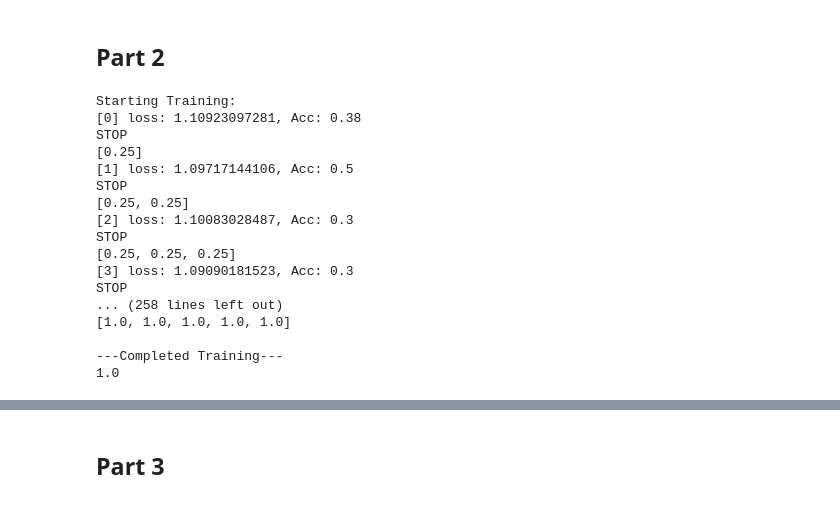
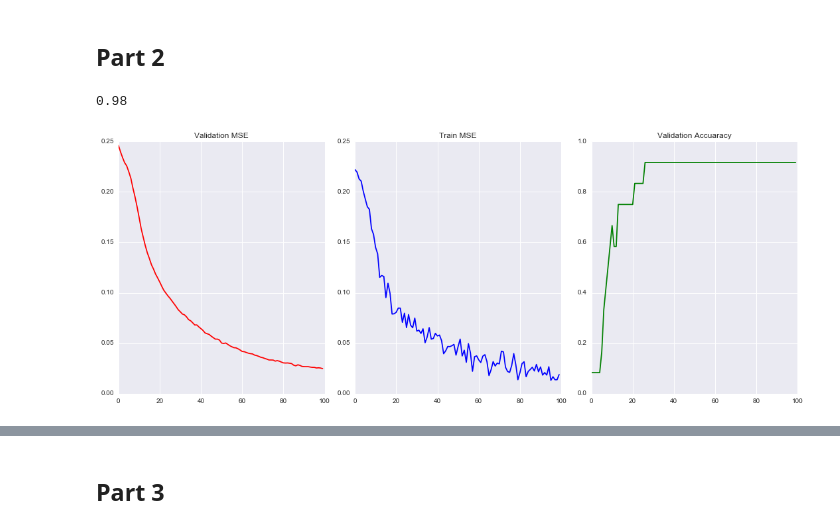
Before and after one commit to smwade/cs478, a Jupyter notebook: backprop/Untitled.ipynb, the cells around one changed output, grey strips where cells are left out. Drawn from its saved outputs; the diff is of its cells as text; code cells hidden in the pictures.

```diff
--- a/backprop/Untitled.ipynb
+++ b/backprop/Untitled.ipynb
@@ -188,24 +183,8 @@ y_train = one_hot(y_train_num, num_class=3)
 y_test = one_hot(y_test_num, num_class=3)
 # %%
 net = NeuralNet(learning_rate=.1, hidden_dim=8, batch_size=50)
-net.train(x_train, y_train_num, optim='sgd', verbose=True)
+net.train(x_train, y_train_num, optim='sgd', verbose=False)
 y_pred = net.predict(x_test, hard=True)
-print(np.mean(y_pred == y_test_num))
+print(net.acc_hist_train[-1])
 # %% [output]
-Starting Training:
-[0] loss: 1.10923097281, Acc: 0.38
-STOP
-[0.25]
-[1] loss: 1.09717144106, Acc: 0.5
-STOP
-[0.25, 0.25]
-[2] loss: 1.10083028487, Acc: 0.3
-STOP
-[0.25, 0.25, 0.25]
-[3] loss: 1.09090181523, Acc: 0.3
-STOP
-... (258 lines left out)
-[1.0, 1.0, 1.0, 1.0, 1.0]
-
----Completed Training---
-1.0
+0.98
@@ -213,0 +191,17 @@ net.predict(x_test, y_test)
+# %%
+plt.figure(num=None, figsize=(15, 6), dpi=500, facecolor='w', edgecolor='k')
+
+plt.subplot(131)
+plt.title('Validation MSE')
+plt.plot(net.mse_hist_val, c='r', label='val MSE')
+plt.subplot(132)
+plt.title('Train MSE')
+plt.plot(net.mse_hist_train, c='b', label='train MSE')
+plt.subplot(133)
+plt.title('Validation Accuaracy')
+plt.plot(net.acc_hist_val, c='g', label='val accuaracy')
+plt.tight_layout()
+plt.savefig('f.png')
+plt.show()
+# %% [output]
+[figure, added]
```
Also changed, not shown: parts of 8 cells of this notebook, 4 other files.
